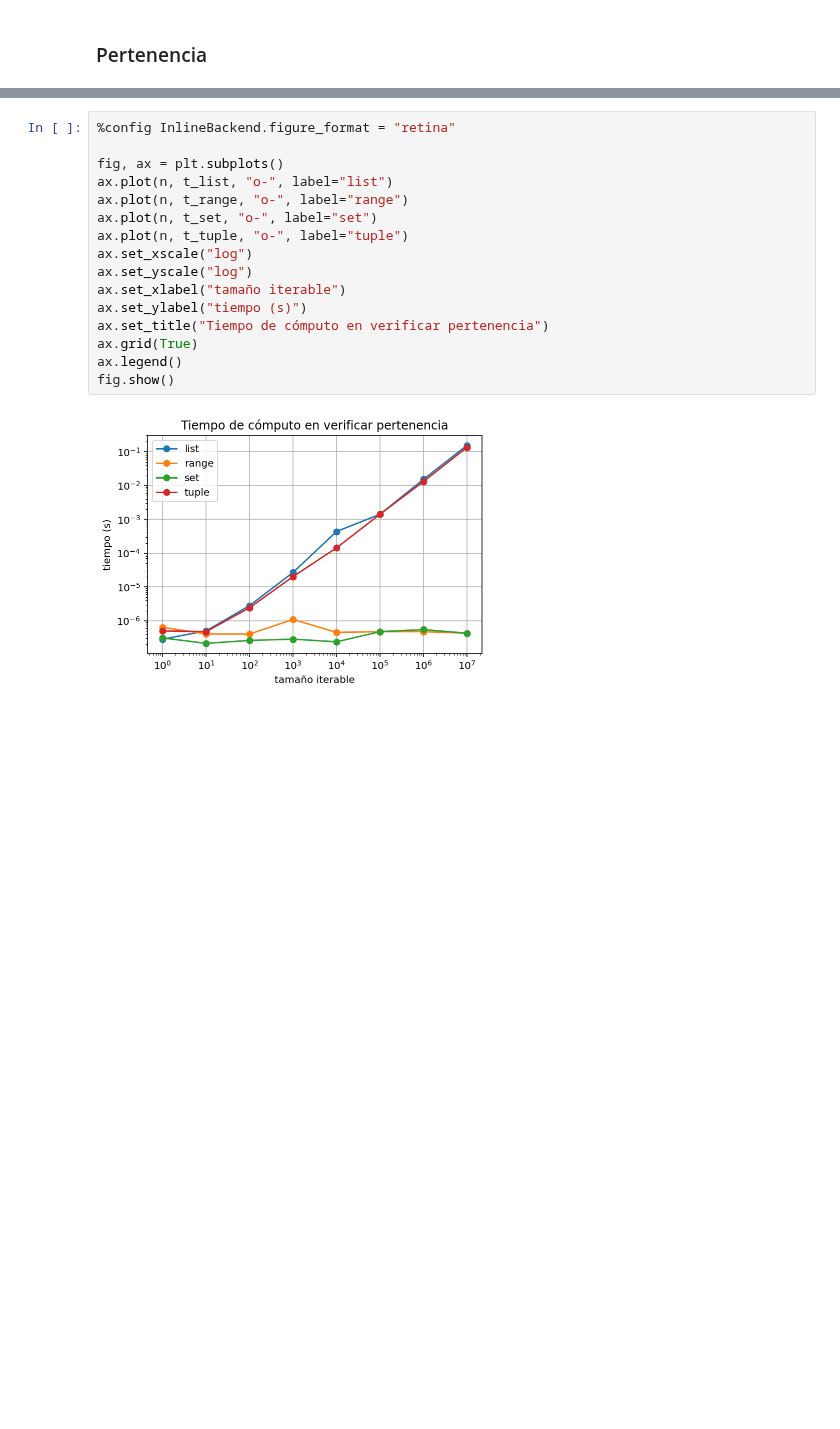
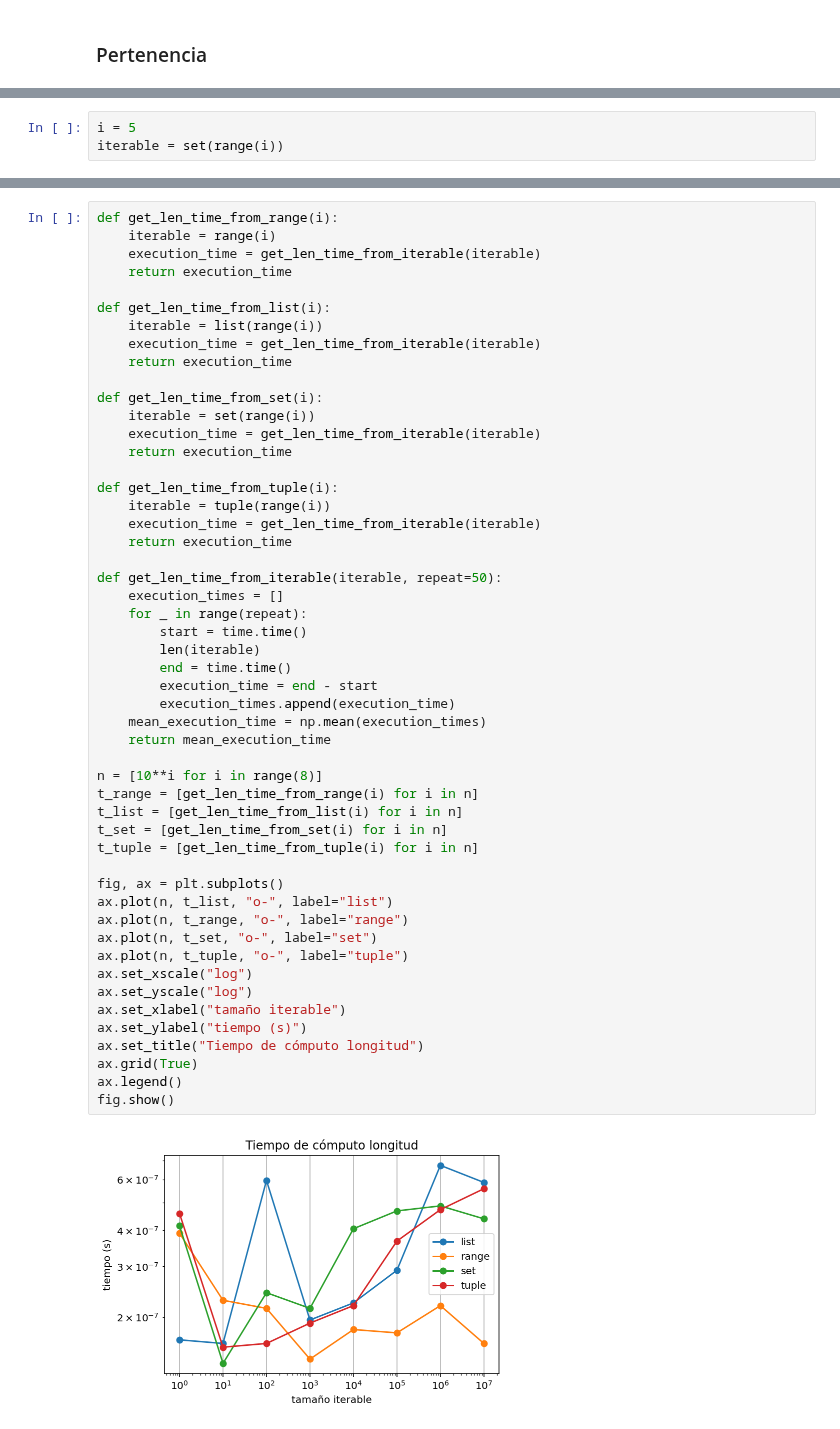
Before and after one commit to javlintor/curso-python-us, a Jupyter notebook: notebooks/introduction-python/other-data-structures.ipynb, the cells around one changed output, grey strips where cells are left out. Drawn from its saved outputs; the diff is of its cells as text; blank space fills up the shorter version.

Commit message:
Tiempos de cómputo terminados

```diff
--- a/notebooks/introduction-python/other-data-structures.ipynb
+++ b/notebooks/introduction-python/other-data-structures.ipynb
@@ -444,0 +464,3 @@ t_tuple = [get_membership_time_from_tuple(i) for i in n]
+# %%
+i = 5
+iterable = set(range(i))
@@ -445,18 +513,53 @@ t_tuple = [get_membership_time_from_tuple(i) for i in n]
 # %%
-%config InlineBackend.figure_format = "retina"
+def get_len_time_from_range(i):
+    iterable = range(i)
+    execution_time = get_len_time_from_iterable(iterable)
+    return execution_time
+
+def get_len_time_from_list(i):
+    iterable = list(range(i))
+    execution_time = get_len_time_from_iterable(iterable)
+    return execution_time
+
+def get_len_time_from_set(i):
+    iterable = set(range(i))
+    execution_time = get_len_time_from_iterable(iterable)
+    return execution_time
+
+def get_len_time_from_tuple(i):
+    iterable = tuple(range(i))
+    execution_time = get_len_time_from_iterable(iterable)
+    return execution_time
+
+def get_len_time_from_iterable(iterable, repeat=50):
+    execution_times = []
+    for _ in range(repeat):
+        start = time.time()
+        len(iterable)
+        end = time.time()
+        execution_time = end - start
+        execution_times.append(execution_time)
+    mean_execution_time = np.mean(execution_times)
+    return mean_execution_time
+
+n = [10**i for i in range(8)]
+t_range = [get_len_time_from_range(i) for i in n]
+t_list = [get_len_time_from_list(i) for i in n]
+t_set = [get_len_time_from_set(i) for i in n]
+t_tuple = [get_len_time_from_tuple(i) for i in n]
 
 fig, ax = plt.subplots()
 ax.plot(n, t_list, "o-", label="list")
 ax.plot(n, t_range, "o-", label="range")
 ax.plot(n, t_set, "o-", label="set")
 ax.plot(n, t_tuple, "o-", label="tuple")
 ax.set_xscale("log")
 ax.set_yscale("log")
 ax.set_xlabel("tamaño iterable")
 ax.set_ylabel("tiempo (s)")
-ax.set_title("Tiempo de cómputo en verificar pertenencia")
+ax.set_title("Tiempo de cómputo longitud")
 ax.grid(True)
 ax.legend()
 fig.show()
 # %% [output]
-[figure, old version]
+[figure, new version]
```
Also changed, not shown: parts of 4 cells of this notebook.
